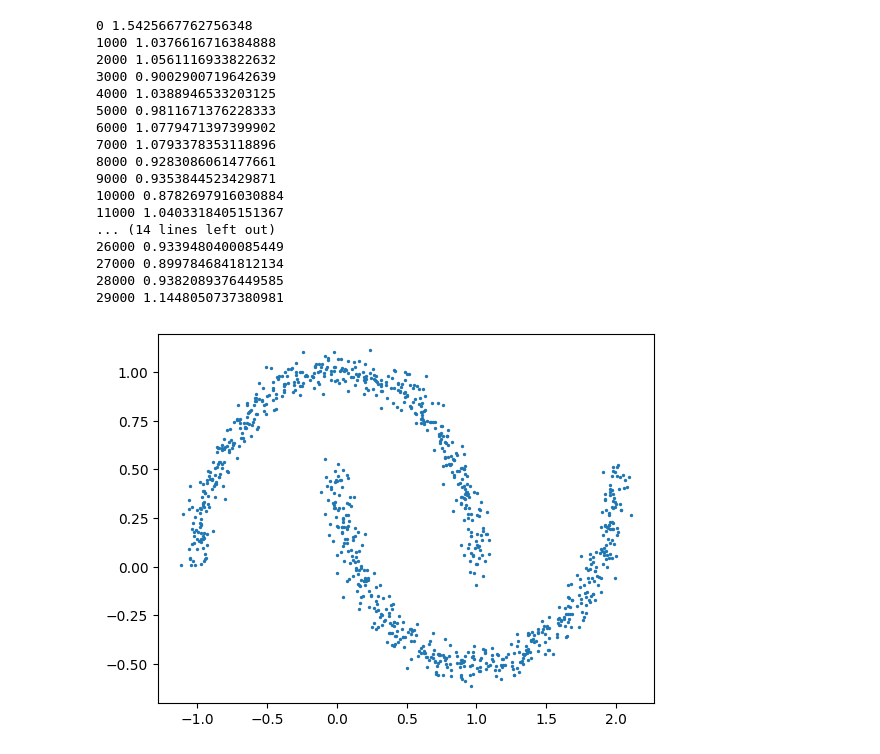
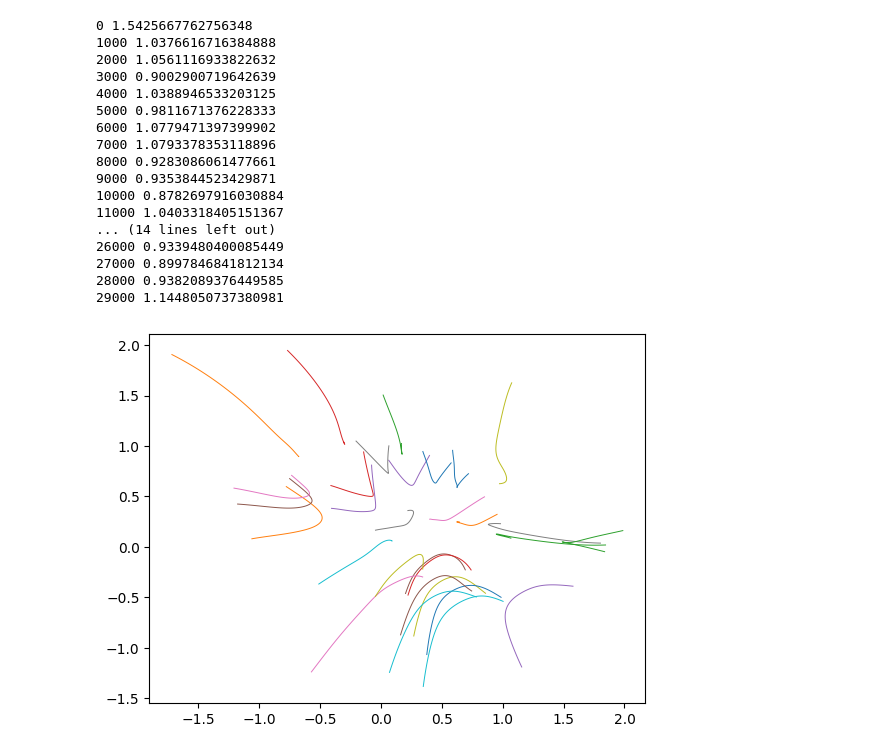
Before and after one commit to Haun-Kim/fm-scratch, a Jupyter notebook: fm_scratch.ipynb, the cells around one changed output. Drawn from its saved outputs; the diff is of its cells as text; code cells hidden in the pictures.

Commit message:
Heun and trajectory

```diff
--- a/fm_scratch.ipynb
+++ b/fm_scratch.ipynb
@@ -59,7 +61,7 @@ for step in range(30000):
 28000 0.9382089376449585
 29000 1.1448050737380981
 # %%
-# sampling
+# sampling - Euler
 
 N = 1000
 step_samples = [1, 2, 5, 10, 50, 100]
@@ -76,12 +78,54 @@ for ax, n_steps in zip(axes, step_samples):
 
     x_np = x.cpu().numpy()
     ax.scatter(x_np[:,0], x_np[:,1], s=2)
+    mm = np.mean(make_moons(256, noise=0.05)[0], axis=0)
+
+    ax.scatter(mm[0], mm[1], s=10)
     ax.set_title(f"NFE = {n_steps}")
 
 
 plt.tight_layout()
-plt.savefig("nfe_comparison.png", dpi=300)
+plt.savefig("nfe_comparison_euler.png", dpi=300)
 plt.close()
 plot(make_moons(N, noise=0.05)[0], title="make_moons")
-# %% [output]
-[figure, removed]
+# %%
+# sampling - Heun
+N = 1000
+step_samples = [1, 2, 5, 10, 50, 100]
+fig, axes = plt.subplots(1, len(step_samples), figsize=(18, 3), sharex=True, sharey=True)
+
+for ax, n_steps in zip(axes, step_samples):
+    x = torch.randn(N, 2, device=device)
+    with torch.no_grad():
+        for j in range(n_steps):
+            t = torch.full((N, 1), j / n_steps, device=device)
+            vt = model(x, t)
+            x_next = x + vt * (1/n_steps)
+            vt_next = model(x_next, t+(1/n_steps))
+            x = x + (1/2)*(1/n_steps)*(vt+vt_next)
+
+    x_np = x.cpu().numpy()
+    ax.scatter(x_np[:,0], x_np[:,1], s=2)
+    ax.set_title(f"NFE = {n_steps}")
+
+
+plt.tight_layout()
+plt.savefig("nfe_comparison_heun.png", dpi=300)
+plt.close()
+plot(make_moons(N, noise=0.05)[0], title="make_moons")
+# %%
+x = torch.randn(30, 2).to(device)          # 점 30개만
+traj = [x.clone()]
+for i in range(100):
+    t = torch.full((30,1), i/100).to(device)
+    x = x + model(x, t) * 0.01
+    traj.append(x.clone())
+traj = torch.stack(traj)        # (101, 30, 2)
+traj = traj.cpu().detach().numpy()
+
+for k in range(30):
+    plt.plot(traj[:,k,0], traj[:,k,1], lw=0.7)
+    plt.savefig("trajectory")
+    plt.close()
+# %% [output]
+[figure, added]
```
Also changed, not shown: parts of 2 cells of this notebook, 6 other files.
